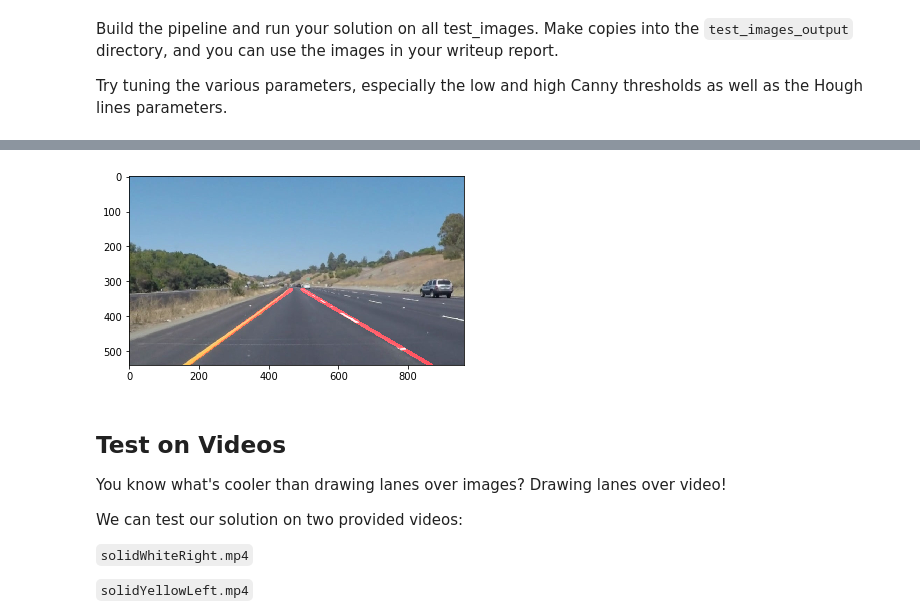
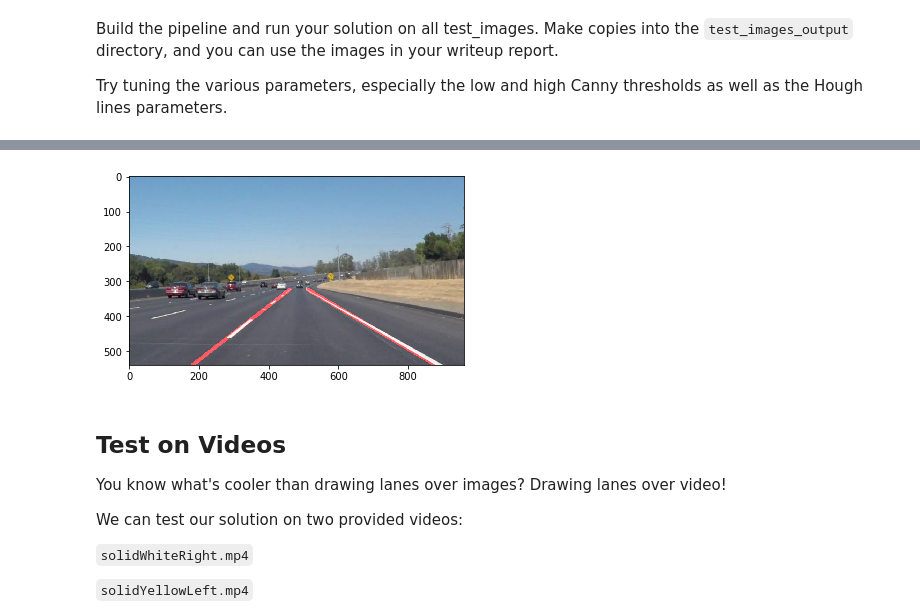
Before and after one commit to BVPhD/Udacity_SDC, a Jupyter notebook: Find_Lane_Lines/P1.ipynb, the cells around one changed output, grey strips where cells are left out. Saved outputs shown, nothing was run; the diff lists cells and outputs as text; code cells hidden in the pictures.

Commit message:
now fitting the lines

```diff
--- a/Find_Lane_Lines/P1.ipynb
+++ b/Find_Lane_Lines/P1.ipynb
@@ -306,7 +301,7 @@ plt.imshow(annotated_img);
 # TODO: Build your pipeline that will draw lane lines on the test_images
 # then save them to the test_images_output directory.
 
-def draw_lane_lines(image, gauss_kernel_width=10,canny_lower=90,canny_upper=100,extend_lines=True,use_smoothing=True):
+def draw_lane_lines(image, gauss_kernel_width=10,canny_lower=80,canny_upper=100,extend_lines=True):
     ydim,xdim,nch = image.shape
 
     image_ch = [image[:,:,ch] for ch in range(nch)]
@@ -324,11 +319,11 @@ def draw_lane_lines(image, gauss_kernel_width=10,canny_lower=90,canny_upper=100,
 
     # polygon masking
     bounding_poly_verts = np.array([[
-                                (xdim*0.45,ydim*0.6), #upper left
-                                (xdim*0.65,ydim*0.6), #upper right
-                                (xdim*0.95,ydim), #lower right
-                                (xdim*0.1,ydim) #lower left
-                               ]],dtype='int32')
+                                (0.12*xdim,ydim),
+                                (0.48*xdim,0.58*ydim),
+                                (0.535*xdim,0.58*ydim),
+                                (0.9*xdim,ydim)
+                                ]],dtype='int32')
 
     for ch_idx in range(nch):
         image_ch[ch_idx] = region_of_interest(image_ch[ch_idx], bounding_poly_verts)
@@ -340,21 +335,20 @@ def draw_lane_lines(image, gauss_kernel_width=10,canny_lower=90,canny_upper=100,
 
     # Finding the Hough lines
     lined_img = hough_lines(combined_img,
-                            rho=1.,
+                            rho=1.0,
                             theta=5*np.pi/180.,
-                            threshold=15,
-                            min_line_len=15,
-                            max_line_gap=15,
-                            extend_lines=True,
-                            use_smoothing=True)
+                            threshold=5,
+                            min_line_len=5,
+                            max_line_gap=10,
+                            extend_lines=True)
 
     # overlay lines on original image
-    annotated_img = cv2.addWeighted(src1=lined_img,alpha=1.,src2=image,beta=1.0,gamma=0.0)
+    annotated_img = cv2.addWeighted(src1=lined_img,alpha=1.0,src2=image,beta=1.0,gamma=0.0)
     return annotated_img
 # %%
-plt.imshow(draw_lane_lines(test_images[0]));
+plt.imshow(draw_lane_lines(test_images[5]));
 # %% [output]
-[figure, old version]
+[figure, new version]
 # %% [markdown]
 ## Test on Videos
 
```
Also changed, not shown: parts of 6 cells of this notebook.
